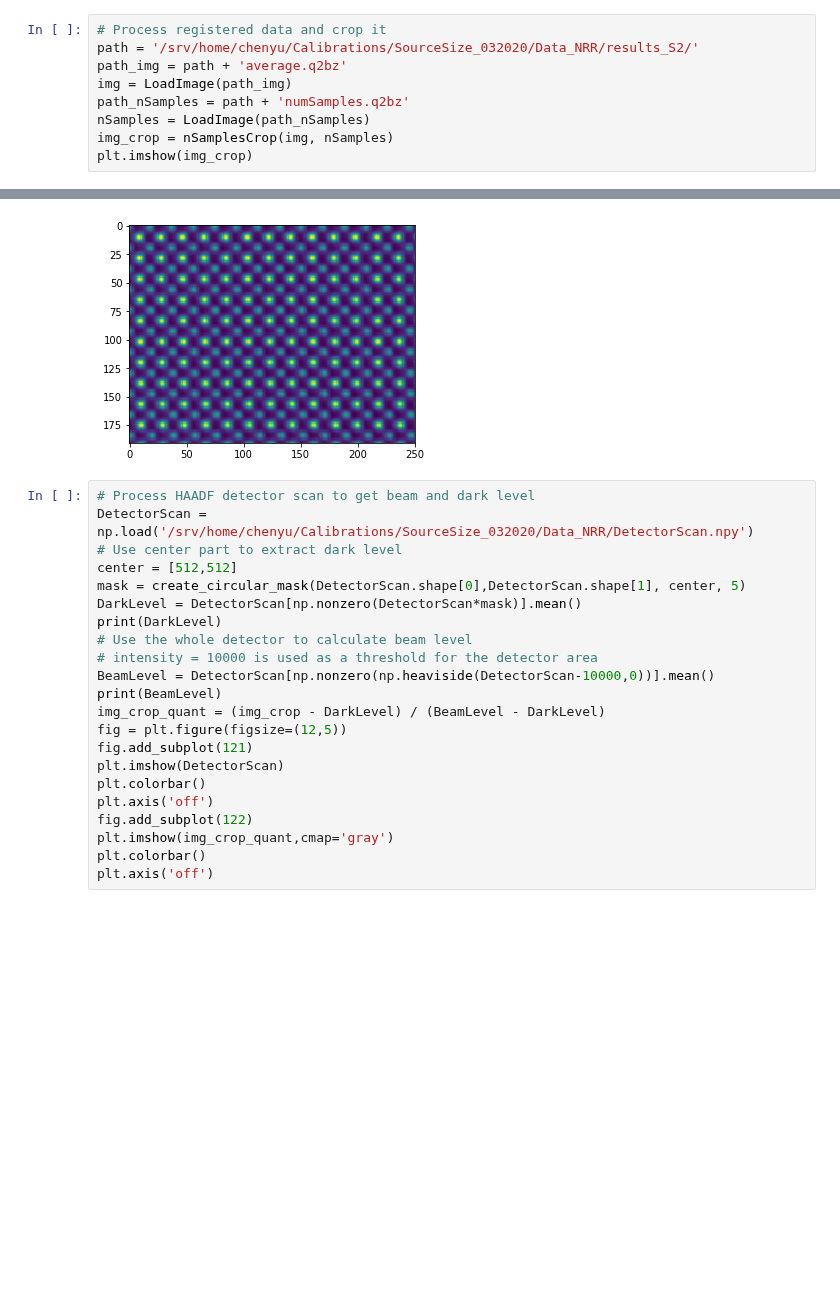
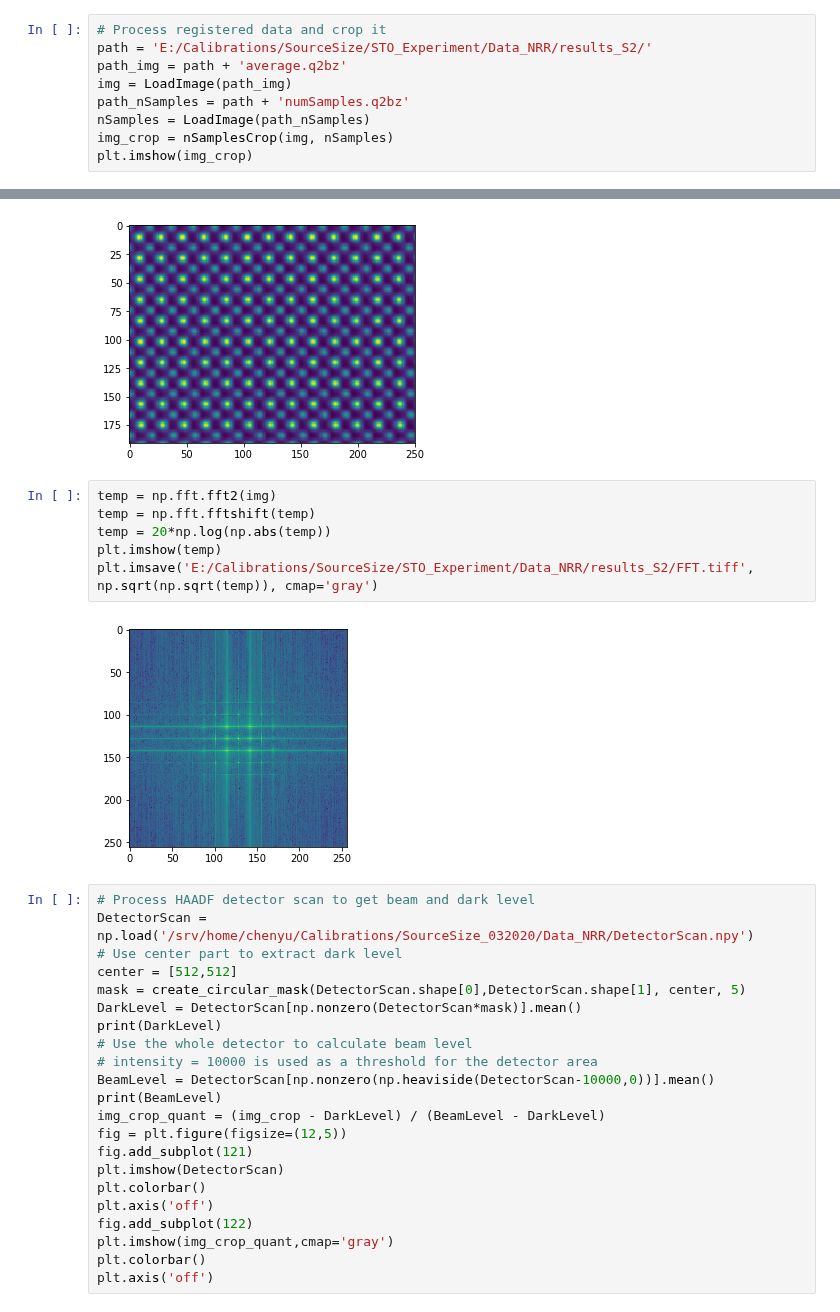
Before and after one commit to CY-Zhang/PyProcessingCodes, a Jupyter notebook: Calibrations/SourceSizeCalibration.ipynb, the cells around one changed output, grey strips where cells are left out. Drawn from its saved outputs; the diff is of its cells as text; blank space fills up the shorter version.

```diff
--- a/Calibrations/SourceSizeCalibration.ipynb
+++ b/Calibrations/SourceSizeCalibration.ipynb
@@ -12,7 +12,7 @@ import scipy
 ## Read registered experiment data
 # %%
 # Process registered data and crop it
-path = '/srv/home/chenyu/Calibrations/SourceSize_032020/Data_NRR/results_S2/'
+path = 'E:/Calibrations/SourceSize/STO_Experiment/Data_NRR/results_S2/'
 path_img = path + 'average.q2bz'
 img = LoadImage(path_img)
 path_nSamples = path + 'numSamples.q2bz'
@@ -22,6 +22,14 @@ plt.imshow(img_crop)
 # %% [output]
 <matplotlib.image.AxesImage at 0x...>
 [figure]
+# %%
+temp = np.fft.fft2(img)
+temp = np.fft.fftshift(temp)
+temp = 20*np.log(np.abs(temp))
+plt.imshow(temp)
+plt.imsave('E:/Calibrations/SourceSize/STO_Experiment/Data_NRR/results_S2/FFT.tiff', np.sqrt(np.sqrt(temp)), cmap='gray')
+# %% [output]
+[figure, added]
 # %%
 # Process HAADF detector scan to get beam and dark level
 DetectorScan = np.load('/srv/home/chenyu/Calibrations/SourceSize_032020/Data_NRR/DetectorScan.npy')
```
Also changed, not shown: 3 other files.
